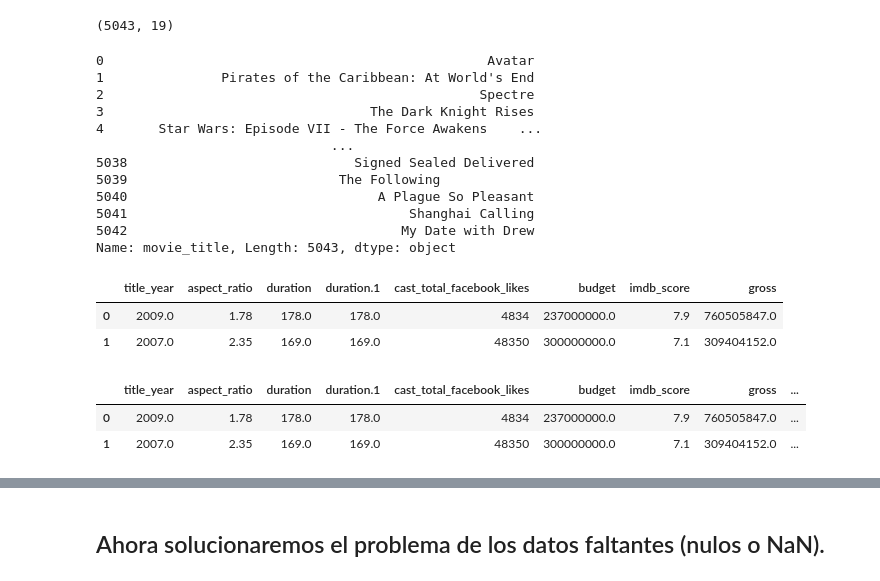
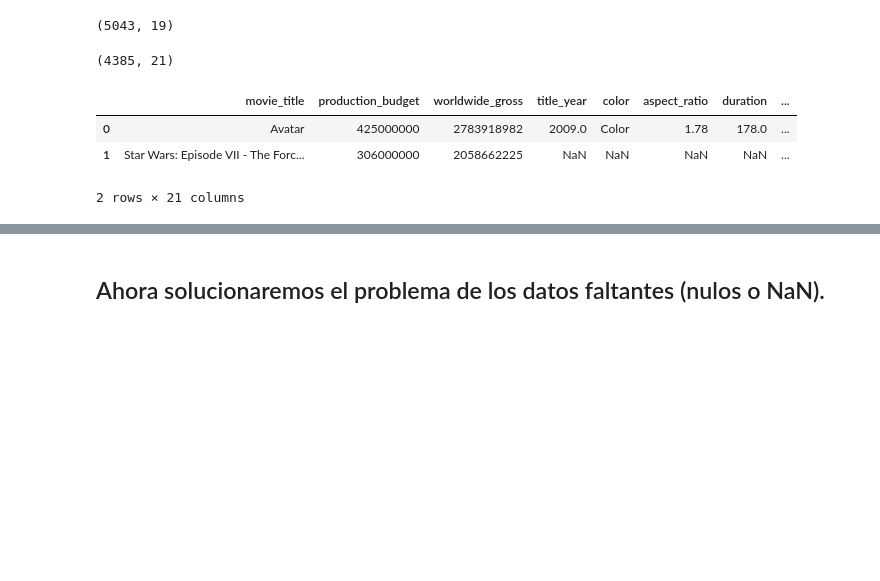
Before and after one commit to AlanVazquez99/Curso-PLATZI-ML-Basics, a Jupyter notebook: 3 Fundamentos Python/1_1 Preparacion de datos.ipynb, the cells around one changed output, grey strips where cells are left out. Cells and saved outputs as stored; diff of their text form; code cells hidden in the pictures; blank space fills up the shorter version.

```diff
--- a/3 Fundamentos Python/1_1 Preparacion de datos.ipynb
+++ b/3 Fundamentos Python/1_1 Preparacion de datos.ipynb
@@ -208,28 +208,13 @@ display(movies.shape)
 (4341, 3)
 (5043, 19)
 # %%
-display(movies['movie_title'])
-display(movies_num.head(2))
+movies_v2 = pd.merge(financials,movies,on='movie_title',how='left')
+
+display(movies_v2.shape)
+movies_v2.head(2)
 # %% [output]
-0                                                 Avatar
-1               Pirates of the Caribbean: At World's End
-2                                                Spectre
-3                                  The Dark Knight Rises
-4       Star Wars: Episode VII - The Force Awakens    ...
-                              ...
-5038                             Signed Sealed Delivered
-5039                           The Following
-5040                                A Plague So Pleasant
-5041                                    Shanghai Calling
-5042                                   My Date with Drew
-Name: movie_title, Length: 5043, dtype: object
+(4385, 21)
-|  | title_year | aspect_ratio | duration | duration.1 | cast_total_facebook_likes | budget | imdb_score | gross |
-| 0 | 2009.0 | 1.78 | 178.0 | 178.0 | 4834 | 237000000.0 | 7.9 | 760505847.0 |
-| 1 | 2007.0 | 2.35 | 169.0 | 169.0 | 48350 | 300000000.0 | 7.1 | 309404152.0 |
+|  | movie_title | production_budget | worldwide_gross | title_year | color | aspect_ratio | duration | ... |
+| 0 | Avatar | 425000000 | 2783918982 | 2009.0 | Color | 1.78 | 178.0 | ... |
+| 1 | Star Wars: Episode VII - The Forc... | 306000000 | 2058662225 | NaN | NaN | NaN | NaN | ... |
+2 rows × 21 columns
-# %%
-movies_num = pd.concat([movies_num, movies['movie_title']],axis=1)
-movies_num.head(2)
-# %% [output]
-|  | title_year | aspect_ratio | duration | duration.1 | cast_total_facebook_likes | budget | imdb_score | gross | ... |
-| 0 | 2009.0 | 1.78 | 178.0 | 178.0 | 4834 | 237000000.0 | 7.9 | 760505847.0 | ... |
-| 1 | 2007.0 | 2.35 | 169.0 | 169.0 | 48350 | 300000000.0 | 7.1 | 309404152.0 | ... |
```
Also changed, not shown: parts of 18 cells of this notebook, 4 other files.
